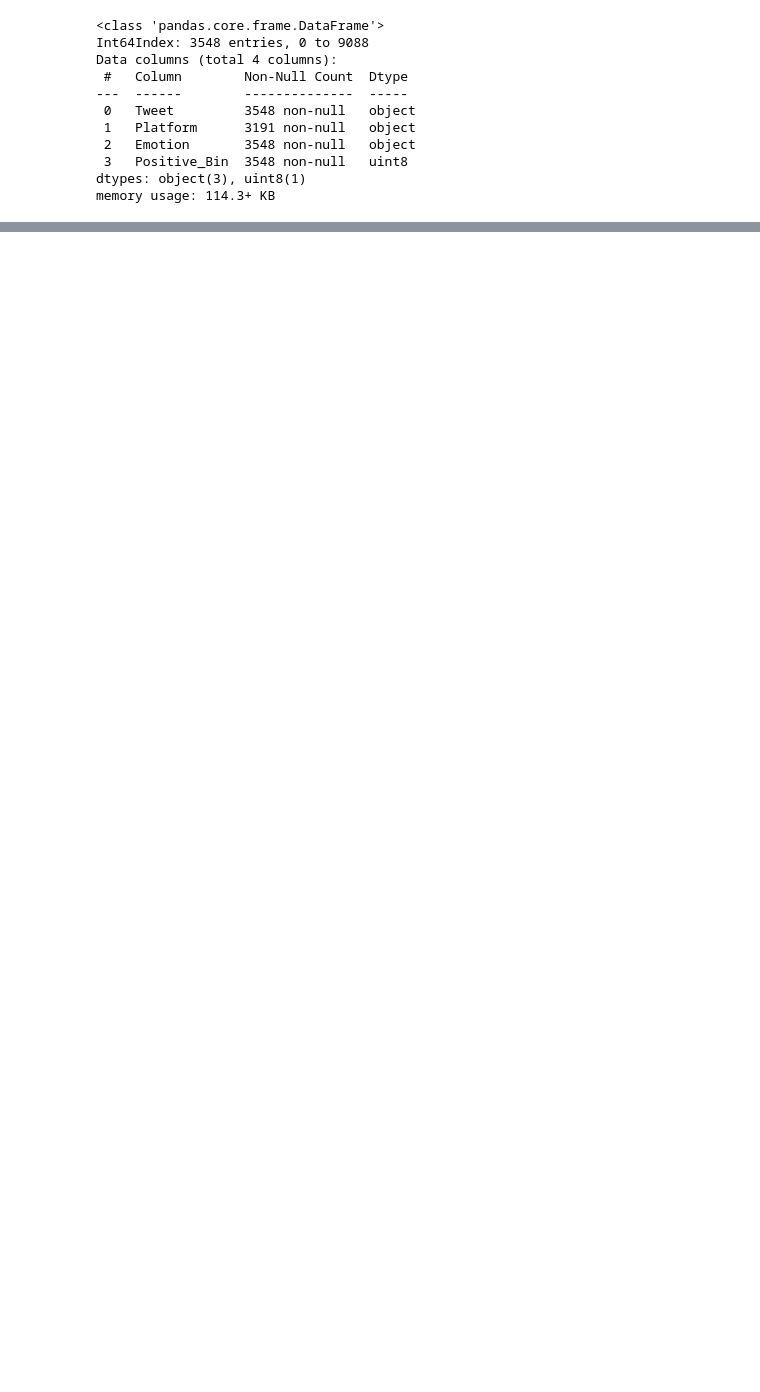
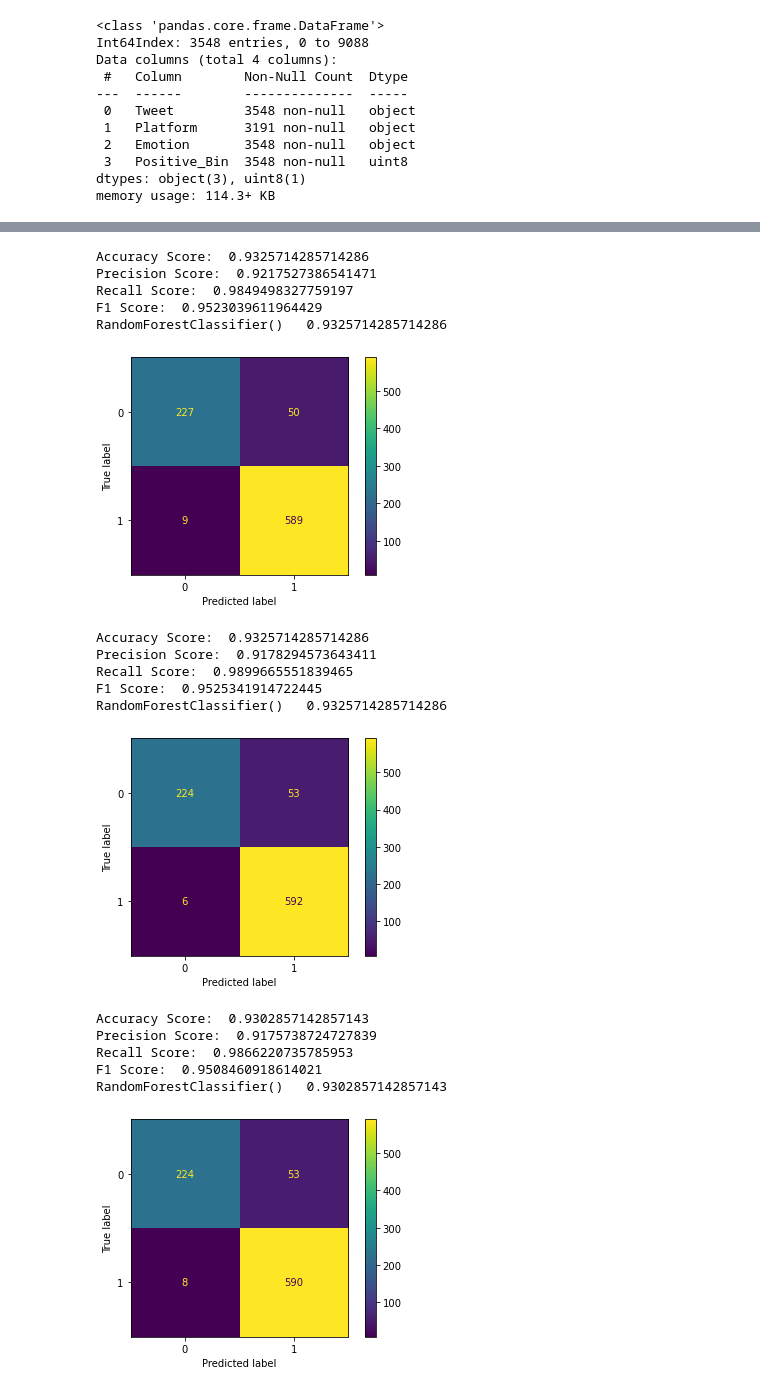
Before and after one commit to JosephDenney/Tweet_Sentiment, a Jupyter notebook: Tweet_Analysis.ipynb, the cells around one changed output, grey strips where cells are left out. Cells and saved outputs as stored; diff of their text form; code cells hidden in the pictures; blank space fills up the shorter version.

```diff
--- a/Tweet_Analysis.ipynb
+++ b/Tweet_Analysis.ipynb
@@ -451,0 +527,22 @@ len(set(stopped_tokenz))
+# %%
+for model in models:
+    single_model_opt(ran_for, X_train_tf_idf, y_train, X_test_tf_idf, y_test)
+# %% [output]
+Accuracy Score:  0.9325714285714286
+Precision Score:  0.9217527386541471
+Recall Score:  0.9849498327759197
+F1 Score:  0.9523039611964429
+RandomForestClassifier()   0.9325714285714286
+[figure, added]
+Accuracy Score:  0.9325714285714286
+Precision Score:  0.9178294573643411
+Recall Score:  0.9899665551839465
+F1 Score:  0.9525341914722445
+RandomForestClassifier()   0.9325714285714286
+[figure, added]
+Accuracy Score:  0.9302857142857143
+Precision Score:  0.9175738724727839
+Recall Score:  0.9866220735785953
+F1 Score:  0.9508460918614021
+RandomForestClassifier()   0.9302857142857143
+[figure, added]
```
Also changed, not shown: parts of 94 cells of this notebook, 2 other files.
